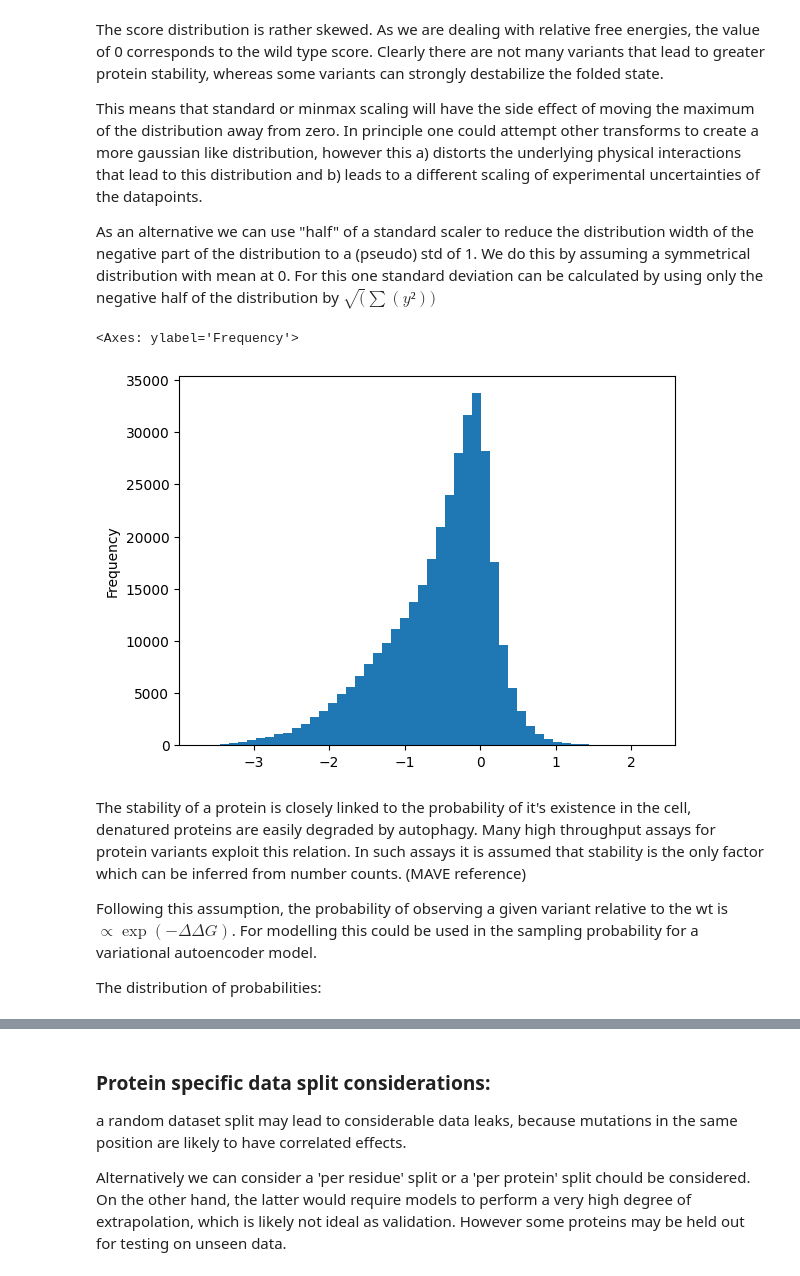
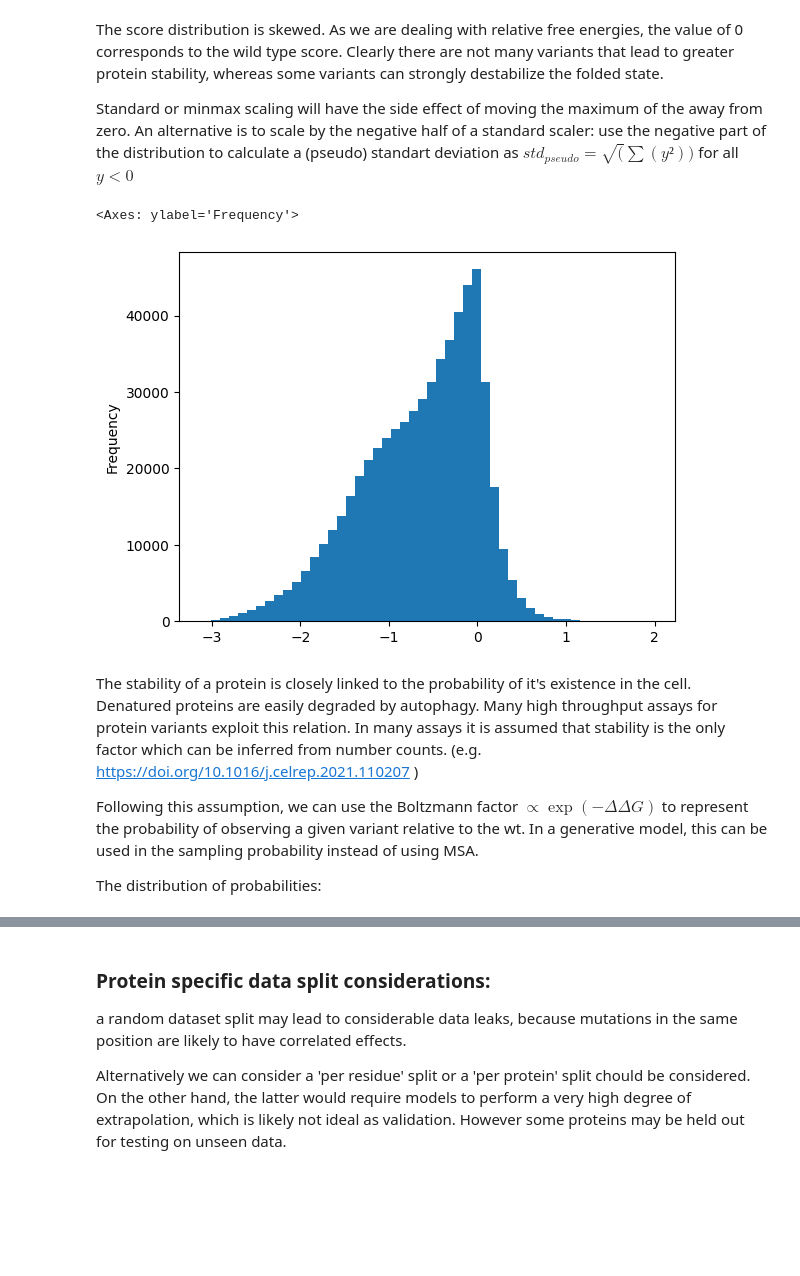
Before and after one commit to AndreaGraf/Protein_ML, a Jupyter notebook: 1_ Data_Analysis_and_Methods_overview.ipynb, the cells around one changed output, grey strips where cells are left out. Cells and saved outputs as stored; diff of their text form; code cells hidden in the pictures; blank space fills up the shorter version.

```diff
--- a/1_ Data_Analysis_and_Methods_overview.ipynb
+++ b/1_ Data_Analysis_and_Methods_overview.ipynb
@@ -36,6 +115,10 @@ in the following section we take a closer look at the sequence specific data.
 # %%
-#loading the data
+
 data_dir = 'Data'
-stability_df = pd.read_csv(os.path.join(data_dir,'mega_scale_ddg_single_mut_with_seq_no_con.csv'))
-stability_df.head()
+DS_1_2 = pd.read_csv(os.path.join(data_dir, 'Processed_K50_dG_datasets','K50_dG_Dataset1_Dataset2.csv'),
+                     dtype=object,
+                     usecols=['name', 'aa_seq', 'mut_type','WT_name', 'WT_cluster', 'dG_ML', 'ddG_ML']
+                     )
+print(DS_1_2.shape)
+DS_1_2.head()
 # %% [output]
@@ -47,0 +132,4 @@ stability_df.head()
+# %%
+# remove rows with low quality data marked with '-' by the authors and get data info
+DS_1_2 = DS_1_2[DS_1_2.ddG_ML!='-']
+DS_1_2.info()
@@ -47,0 +151,4 @@ stability_df.head()
+# %%
+#convert the numeric data types
+DS_1_2['ddG_ML'] = DS_1_2.ddG_ML.astype(float)
+DS_1_2['dG_ML'] = DS_1_2.dG_ML.astype(float)
@@ -55,21 +164,23 @@ stability_df.score.plot.hist(bins=50)
 # %% [markdown]
- The score distribution is rather skewed. As we are dealing with relative free energies, the value of 0 corresponds to the wild type score. Clearly there are not many variants that lead to greater protein stability, whereas some variants can strongly destabilize the folded state.
+ The score distribution is skewed. As we are dealing with relative free energies, the value of 0 corresponds to the wild type score. Clearly there are not many variants that lead to greater protein stability, whereas some variants can strongly destabilize the folded state.
 
- This means that standard or minmax scaling will have the side effect of moving the maximum of the distribution away from zero. In principle one could attempt other transforms to create a more gaussian like distribution, however this  a) distorts the underlying physical interactions that lead to this distribution and b) leads to a different scaling of experimental uncertainties of the datapoints.
-
- As an alternative we can use "half" of a standard scaler to reduce the distribution width of the negative part of the distribution to a (pseudo) std of 1. We do this by assuming a symmetrical distribution with mean at 0. For this one standard deviation can be calculated by using only the negative half of the distribution by $\sqrt (\sum (y²))$
+ Standard or minmax scaling will have the side effect of moving the maximum of the away from zero.
+ An alternative is to scale by the negative half of a standard scaler: use the negative part of the distribution to calculate a (pseudo) standart deviation as
+ $std_{pseudo} = \sqrt (\sum (y²))$ for all $y<0$
 # %%
 #create a pseudo std for the  negative tail for scaling.
-pseudo_std = np.sqrt(sum(np.power(stability_df[stability_df.score <=0]['score'],2))/len(stability_df[stability_df.score <=0]))
-stability_df['score_scaled'] = stability_df['score']/pseudo_std
-stability_df.score_scaled.plot.hist(bins=50)
+pseudo_std = np.sqrt(sum(np.power(DS_1_2[DS_1_2.ddG_ML <=0]['ddG_ML'],2))/len(DS_1_2[DS_1_2.ddG_ML <=0]))
+
+#look at the scaled data distribution
+DS_1_2['score_scaled'] = DS_1_2['ddG_ML']/pseudo_std
+DS_1_2.score_scaled.plot.hist(bins=50)
 # %% [output]
 <Axes: ylabel='Frequency'>
-[figure, old version]
+[figure, new version]
 # %% [markdown]
-The stability of a protein is closely linked to the probability of it's existence in the cell, denatured proteins are easily degraded by autophagy. Many high throughput assays for protein variants exploit this relation. In such assays it is assumed that stability is the only factor which can be inferred from number counts. (MAVE reference)
+The stability of a protein is closely linked to the probability of it's existence in the cell. Denatured proteins are easily degraded by autophagy. Many high throughput assays for protein variants exploit this relation. In many assays it is assumed that stability is the only factor which can be inferred from number counts. (e.g. https://doi.org/10.1016/j.celrep.2021.110207 )
 
-Following this assumption, the probability of observing a given variant relative to the wt is $\propto \exp(-\Delta\Delta G)$. For modelling this could be used in the sampling probability for a variational autoencoder model.
+Following this assumption, we can use the Boltzmann factor  $\propto \exp(-\Delta\Delta G)$ to represent the probability of observing a given variant relative to the wt. In a generative model, this can be used in the sampling probability instead of using MSA.
 
 The distribution of probabilities:
 # %%
```
Also changed, not shown: parts of 63 cells of this notebook, 3 other files.
